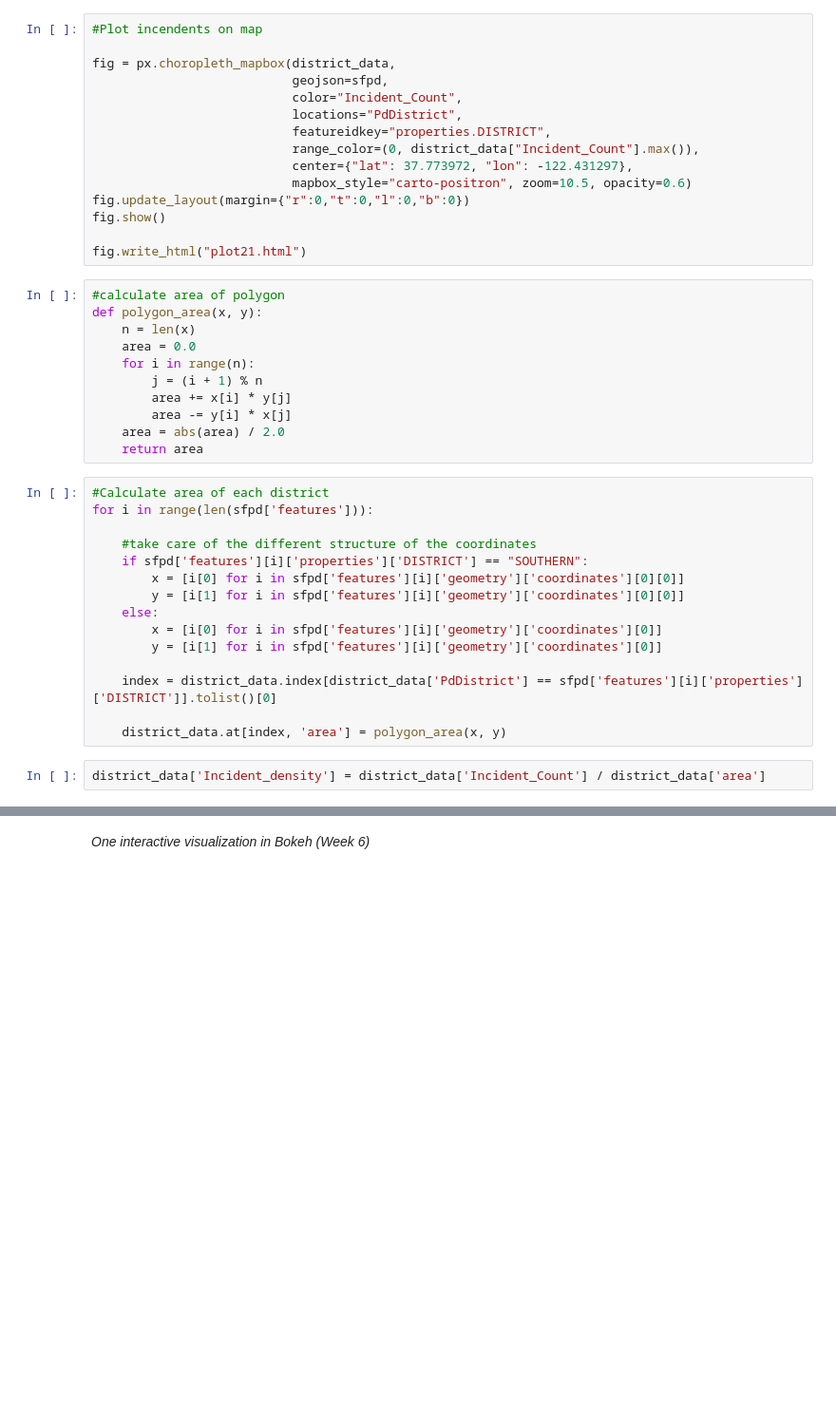
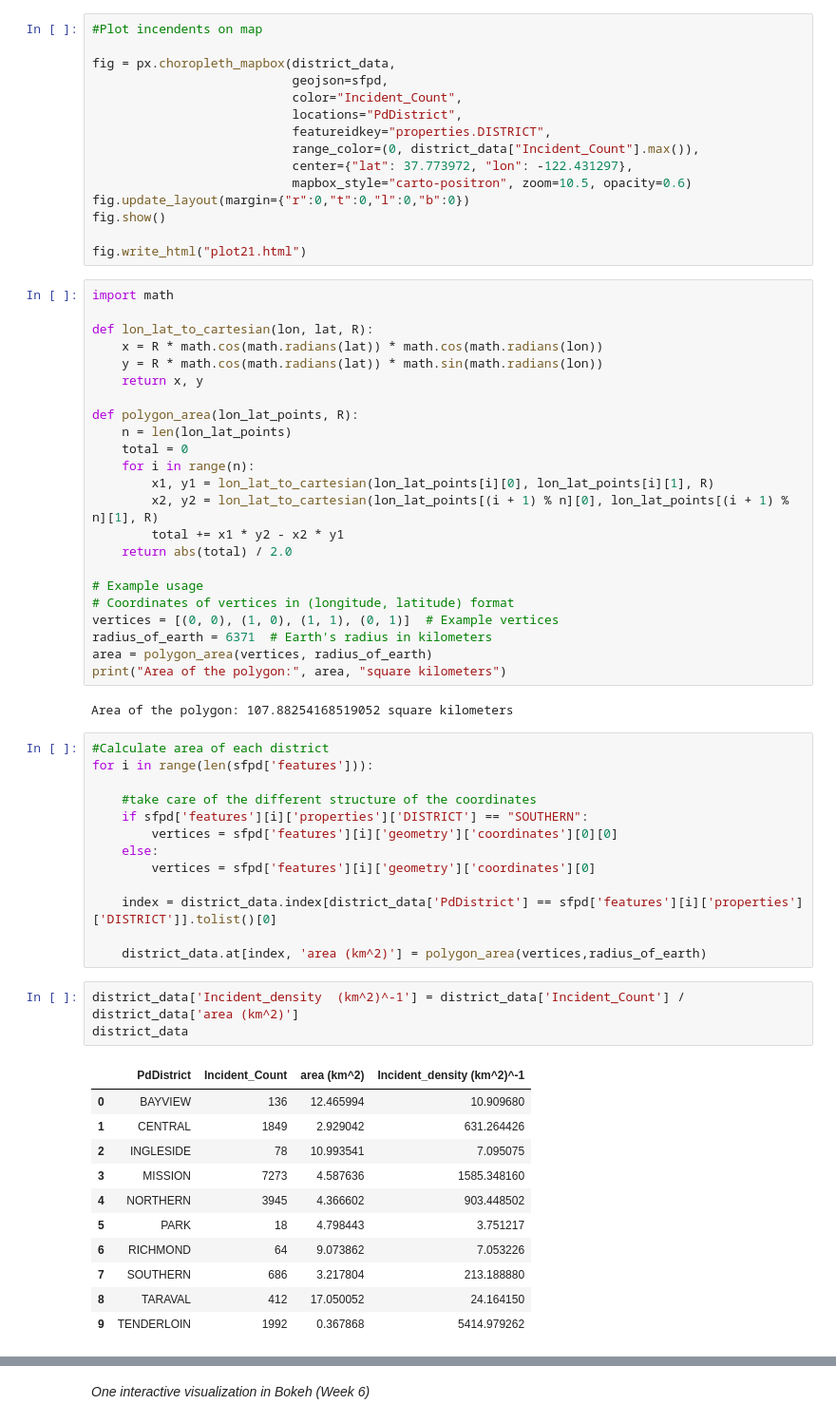
Before and after one commit to jukobo/jukobo.github.io, a Jupyter notebook: A2/Week8.ipynb, the cells around one changed output, grey strips where cells are left out. Shown at 95% size. Saved outputs shown, nothing was run; the diff lists cells and outputs as text; blank space fills up the shorter version.

```diff
--- a/A2/Week8.ipynb
+++ b/A2/Week8.ipynb
@@ -168,34 +168,59 @@ fig.update_layout(margin={"r":0,"t":0,"l":0,"b":0})
 fig.show()
 
 fig.write_html("plot21.html")
-# %%
-#calculate area of polygon
-def polygon_area(x, y):
-    n = len(x)
-    area = 0.0
-    for i in range(n):
-        j = (i + 1) % n
-        area += x[i] * y[j]
-        area -= y[i] * x[j]
-    area = abs(area) / 2.0
-    return area
+# %%
+import math
+
+def lon_lat_to_cartesian(lon, lat, R):
+    x = R * math.cos(math.radians(lat)) * math.cos(math.radians(lon))
+    y = R * math.cos(math.radians(lat)) * math.sin(math.radians(lon))
+    return x, y
+
+def polygon_area(lon_lat_points, R):
+    n = len(lon_lat_points)
+    total = 0
+    for i in range(n):
+        x1, y1 = lon_lat_to_cartesian(lon_lat_points[i][0], lon_lat_points[i][1], R)
+        x2, y2 = lon_lat_to_cartesian(lon_lat_points[(i + 1) % n][0], lon_lat_points[(i + 1) % n][1], R)
+        total += x1 * y2 - x2 * y1
+    return abs(total) / 2.0
+
+# Example usage
+# Coordinates of vertices in (longitude, latitude) format
+vertices = [(0, 0), (1, 0), (1, 1), (0, 1)]  # Example vertices
+radius_of_earth = 6371  # Earth's radius in kilometers
+area = polygon_area(vertices, radius_of_earth)
+print("Area of the polygon:", area, "square kilometers")
+# %% [output]
+Area of the polygon: 107.88254168519052 square kilometers
 # %%
 #Calculate area of each district
 for i in range(len(sfpd['features'])):
 
     #take care of the different structure of the coordinates
     if sfpd['features'][i]['properties']['DISTRICT'] == "SOUTHERN":
-        x = [i[0] for i in sfpd['features'][i]['geometry']['coordinates'][0][0]]
-        y = [i[1] for i in sfpd['features'][i]['geometry']['coordinates'][0][0]]
+        vertices = sfpd['features'][i]['geometry']['coordinates'][0][0]
     else:
-        x = [i[0] for i in sfpd['features'][i]['geometry']['coordinates'][0]]
-        y = [i[1] for i in sfpd['features'][i]['geometry']['coordinates'][0]]
+        vertices = sfpd['features'][i]['geometry']['coordinates'][0]
 
     index = district_data.index[district_data['PdDistrict'] == sfpd['features'][i]['properties']['DISTRICT']].tolist()[0]
 
-    district_data.at[index, 'area'] = polygon_area(x, y)
+    district_data.at[index, 'area (km^2)'] = polygon_area(vertices,radius_of_earth)
 # %%
-district_data['Incident_density'] = district_data['Incident_Count'] / district_data['area']
+district_data['Incident_density  (km^2)^-1'] = district_data['Incident_Count'] / district_data['area (km^2)']
+district_data
+# %% [output]
+|  | PdDistrict | Incident_Count | area (km^2) | Incident_density (km^2)^-1 |
+| 0 | BAYVIEW | 136 | 12.465994 | 10.909680 |
+| 1 | CENTRAL | 1849 | 2.929042 | 631.264426 |
+| 2 | INGLESIDE | 78 | 10.993541 | 7.095075 |
+| 3 | MISSION | 7273 | 4.587636 | 1585.348160 |
+| 4 | NORTHERN | 3945 | 4.366602 | 903.448502 |
+| 5 | PARK | 18 | 4.798443 | 3.751217 |
+| 6 | RICHMOND | 64 | 9.073862 | 7.053226 |
+| 7 | SOUTHERN | 686 | 3.217804 | 213.188880 |
+| 8 | TARAVAL | 412 | 17.050052 | 24.164150 |
+| 9 | TENDERLOIN | 1992 | 0.367868 | 5414.979262 |
 # %%
 #Plot incendents density on map
 fig = px.choropleth_mapbox(district_data,
```
Also changed, not shown: parts of 4 cells of this notebook, 3 other files.
